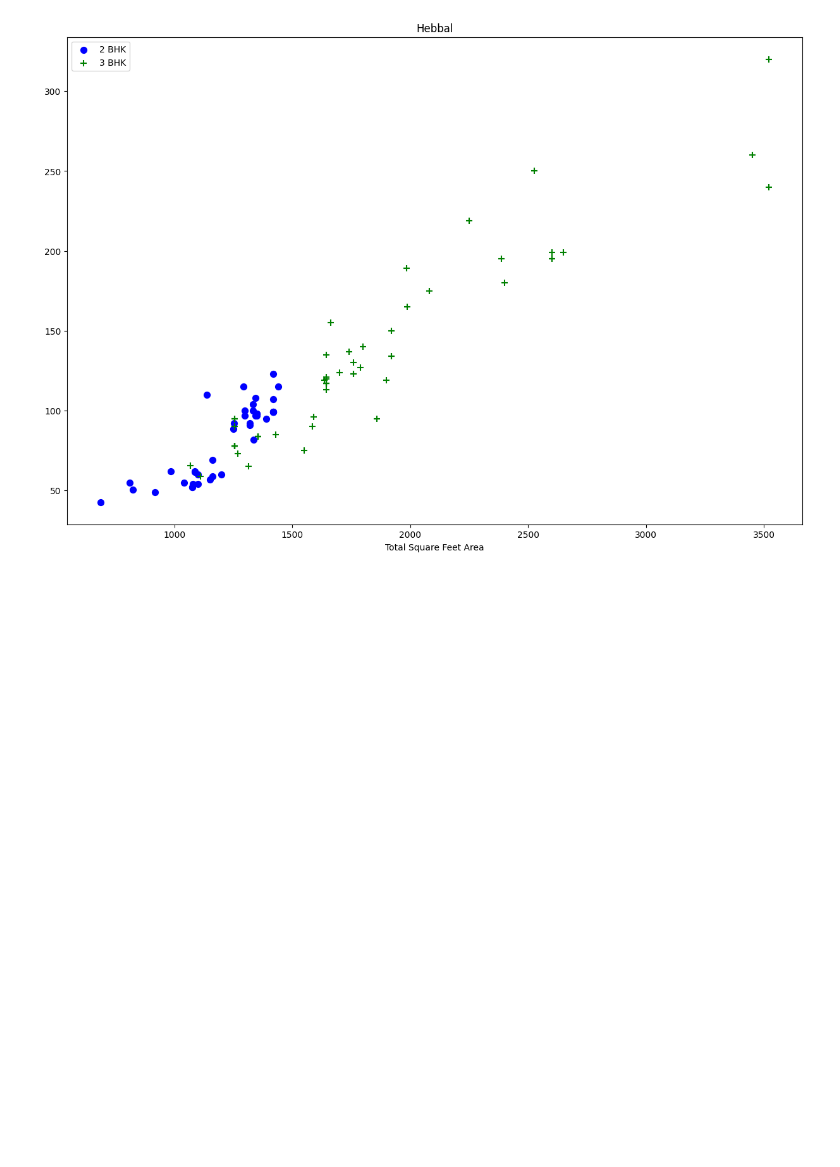
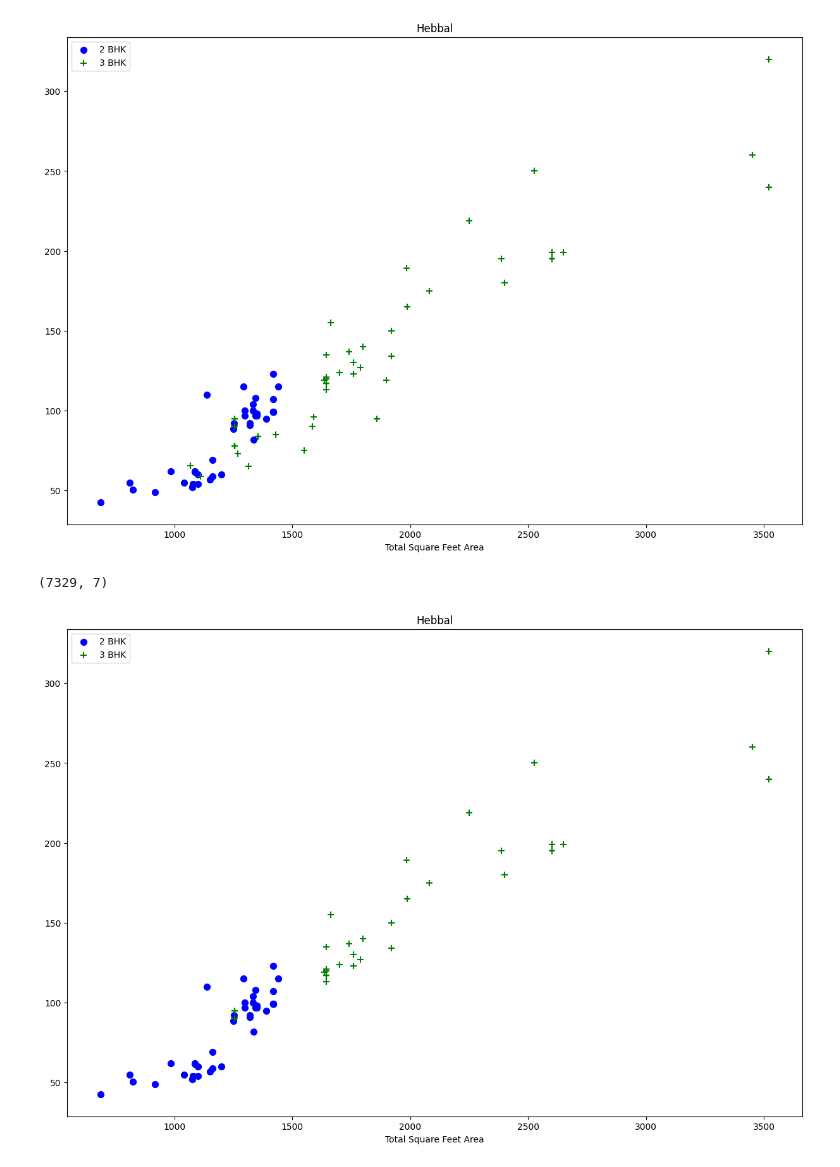
Before and after one commit to HamzaWajid1/House_price_prediction, a Jupyter notebook: HousePricePrediction.ipynb, the cells around one changed output. Saved outputs shown, nothing was run; the diff lists cells and outputs as text; code cells hidden in the pictures; blank space fills up the shorter version.

```diff
--- a/HousePricePrediction.ipynb
+++ b/HousePricePrediction.ipynb
@@ -337,4 +335,16 @@ def remove_bhk_outliers(df):
       }
 
     for bhk,bhk_df in location_df.groupby('bhk'):
-       stats=bhk_stats(bhk-1)
+       stats=bhk_stats.get(bhk-1)
+       if stats and stats['count']>5:
+        exclude_indices=np.append(exclude_indices,bhk_df[bhk_df.price_per_sqft<(stats['mean'])].index.values)
+  return df.drop(exclude_indices,axis='index')
+# %%
+df8=remove_bhk_outliers(df7)
+df8.shape
+# %% [output]
+(7329, 7)
+# %%
+plot_scatter_chart(df8,'Hebbal')
+# %% [output]
+[figure, added]
```
Also changed, not shown: parts of 22 cells of this notebook.
